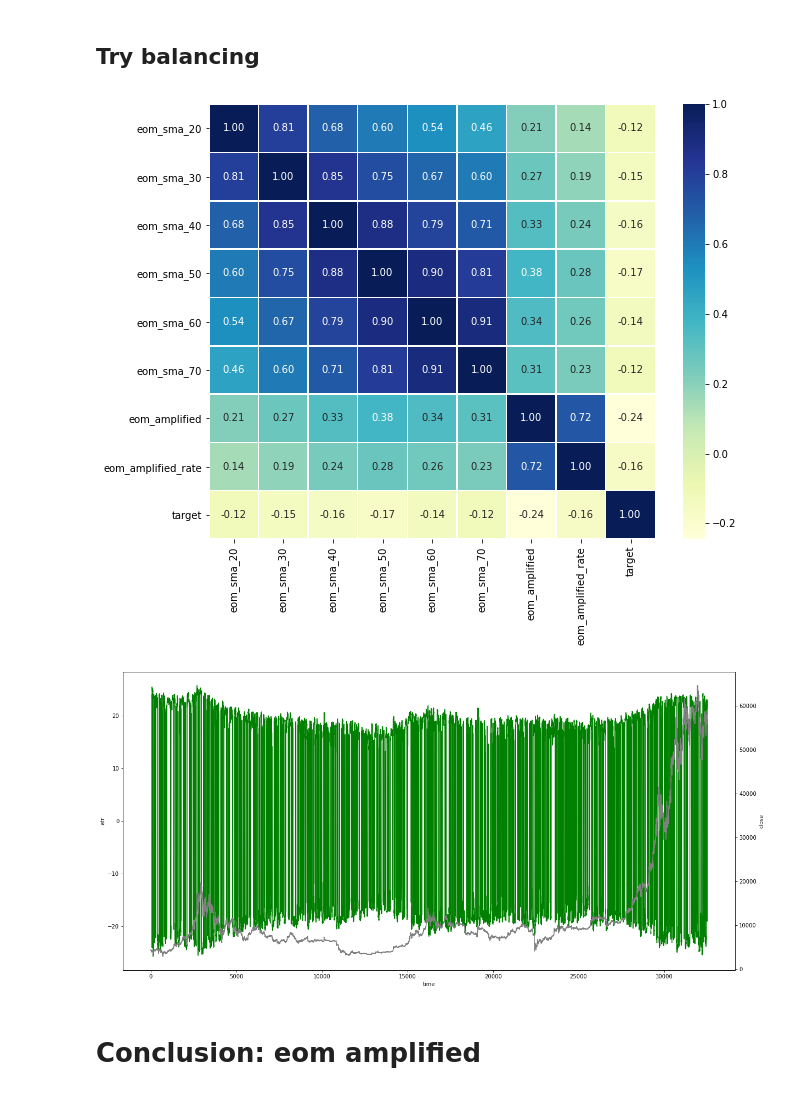
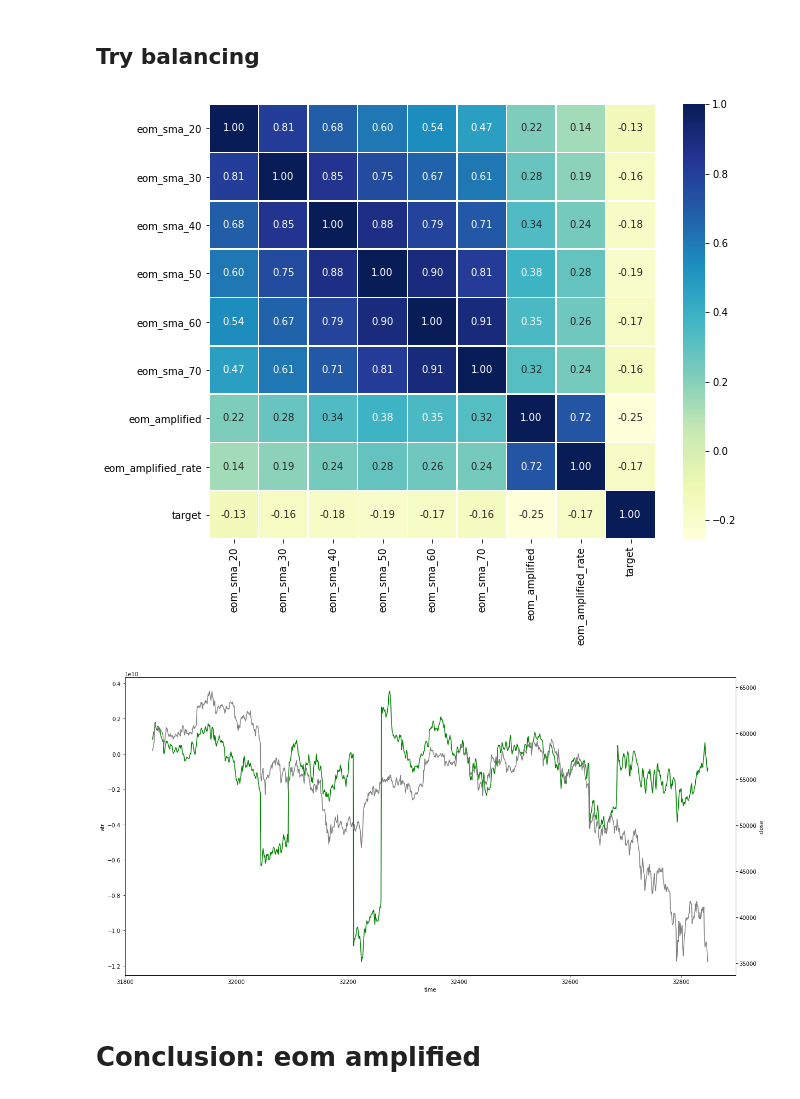
Before and after one commit to sunnymnie/bitcoin-printer, a Jupyter notebook: analysis-features/volume-eom-emv.ipynb, the cells around one changed output. Cells and saved outputs as stored; diff of their text form; code cells hidden in the pictures.

```diff
--- a/analysis-features/volume-eom-emv.ipynb
+++ b/analysis-features/volume-eom-emv.ipynb
@@ -58,0 +63,3 @@ plt.show()
+# %%
+df["eom_sma_50_diff_eom_sma_50_sma"]= list(map(lambda e, s: e-s, df.eom_sma_50, uf.get_moving_average(df.eom_sma_50, 50)))
+df["eom_sma_50_diff_eom_sma_50_sma_log"]= list(map(lambda x: uf.log_abs(x), df.eom_sma_50_diff_eom_sma_50_sma))
@@ -74,22 +113,24 @@ ax = sns.heatmap(corr_matrix,
                  fmt=".2f",
                  cmap="YlGnBu")
 # %% [output]
-[figure, old version]
+[figure, new version]
+# %%
+d = df[-1000:]
 # %%
 fig,ax = plt.subplots(figsize=(20, 10))
-ax.plot(df.eom_amplified,
+ax.plot(d.eom_sma_50,
         color="green")
 ax.set_xlabel("time")
 ax.set_ylabel("atr")
 
 ax2=ax.twinx()
-ax2.plot(df.close,
+ax2.plot(d.close,
          color="gray")
 
 ax2.set_ylabel("close")
 # fig.legend(["a", "b", "c", "d"])
 plt.show()
 # %% [output]
-[figure, old version]
+[figure, new version]
 # %% [markdown]
 # Conclusion: eom amplified
```
Also changed, not shown: parts of 8 cells of this notebook, 13 other files.
